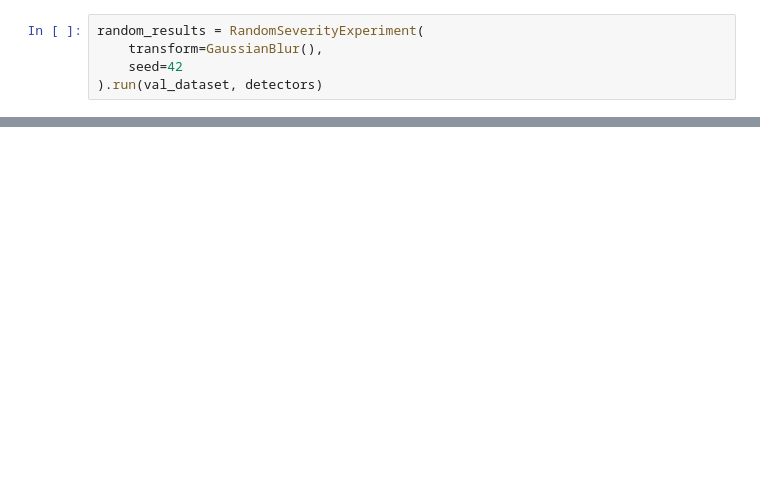
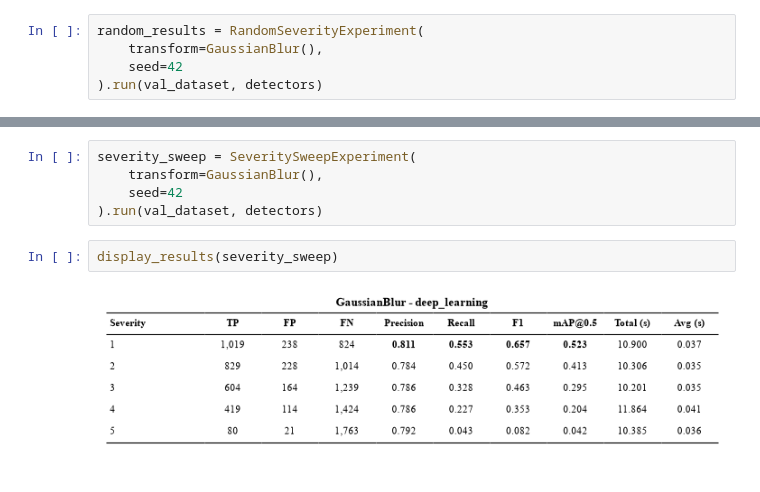
Before and after one commit to yuvran7700/basilisk, a Jupyter notebook: src/methods/deep_learning/deeplearning.ipynb, the cells around one changed output, grey strips where cells are left out. Saved outputs shown, nothing was run; the diff lists cells and outputs as text; blank space fills up the shorter version.

```diff
--- a/src/methods/deep_learning/deeplearning.ipynb
+++ b/src/methods/deep_learning/deeplearning.ipynb
@@ -49,0 +56,9 @@ display_results(random_results)
+# %%
+severity_sweep = SeveritySweepExperiment(
+    transform=GaussianBlur(),
+    seed=42
+).run(val_dataset, detectors)
+# %%
+display_results(severity_sweep)
+# %% [output]
+[figure, added]
```
Also changed, not shown: parts of 3 cells of this notebook, 4 other files.
